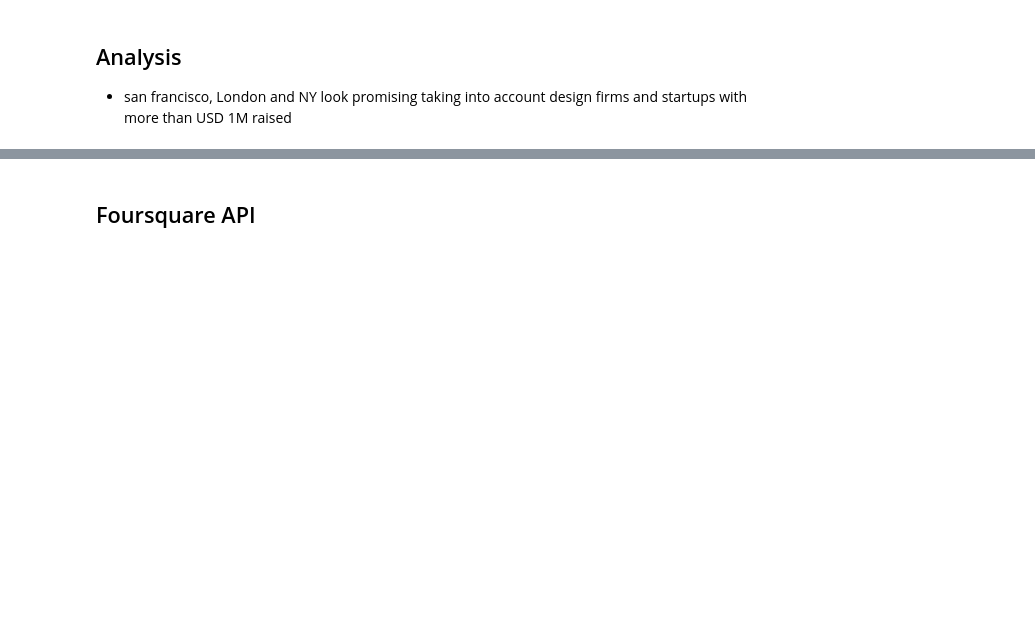
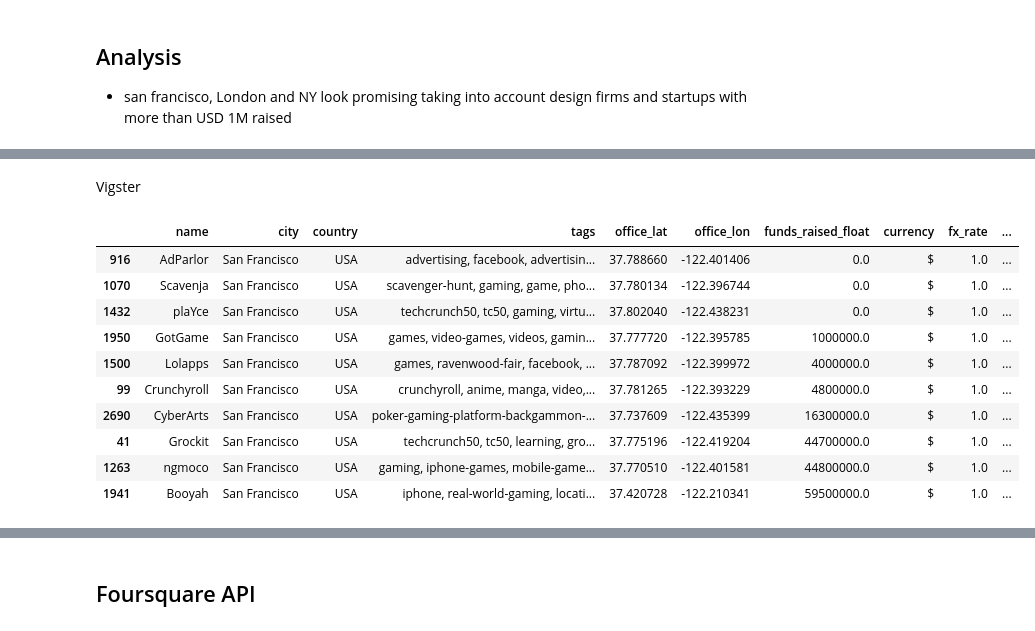
Before and after one commit to nb3110/Project_3_geospatial_analysis_blasi, a Jupyter notebook: notebook.ipynb, the cells around one changed output, grey strips where cells are left out. Cells and saved outputs as stored; diff of their text form; code cells hidden in the pictures; blank space fills up the shorter version.

```diff
--- a/notebook.ipynb
+++ b/notebook.ipynb
@@ -257,0 +258,16 @@ comp_df.head()
+# %% [markdown]
+Vigster
+# %%
+comp_df[(comp_df["city"]=="San Francisco")&(comp_df["gaming_tag"]==True)].sort_values("funds_raised_float")
+# %% [output]
+|  | name | city | country | tags | office_lat | office_lon | funds_raised_float | currency | fx_rate | ... |
+| 916 | AdParlor | San Francisco | USA | advertising, facebook, advertisin... | 37.788660 | -122.401406 | 0.0 | $ | 1.0 | ... |
+| 1070 | Scavenja | San Francisco | USA | scavenger-hunt, gaming, game, pho... | 37.780134 | -122.396744 | 0.0 | $ | 1.0 | ... |
+| 1432 | plaYce | San Francisco | USA | techcrunch50, tc50, gaming, virtu... | 37.802040 | -122.438231 | 0.0 | $ | 1.0 | ... |
+| 1950 | GotGame | San Francisco | USA | games, video-games, videos, gamin... | 37.777720 | -122.395785 | 1000000.0 | $ | 1.0 | ... |
+| 1500 | Lolapps | San Francisco | USA | games, ravenwood-fair, facebook, ... | 37.787092 | -122.399972 | 4000000.0 | $ | 1.0 | ... |
+| 99 | Crunchyroll | San Francisco | USA | crunchyroll, anime, manga, video,... | 37.781265 | -122.393229 | 4800000.0 | $ | 1.0 | ... |
+| 2690 | CyberArts | San Francisco | USA | poker-gaming-platform-backgammon-... | 37.737609 | -122.435399 | 16300000.0 | $ | 1.0 | ... |
+| 41 | Grockit | San Francisco | USA | techcrunch50, tc50, learning, gro... | 37.775196 | -122.419204 | 44700000.0 | $ | 1.0 | ... |
+| 1263 | ngmoco | San Francisco | USA | gaming, iphone-games, mobile-game... | 37.770510 | -122.401581 | 44800000.0 | $ | 1.0 | ... |
+| 1941 | Booyah | San Francisco | USA | iphone, real-world-gaming, locati... | 37.420728 | -122.210341 | 59500000.0 | $ | 1.0 | ... |
```
Also changed, not shown: parts of 27 cells of this notebook.
